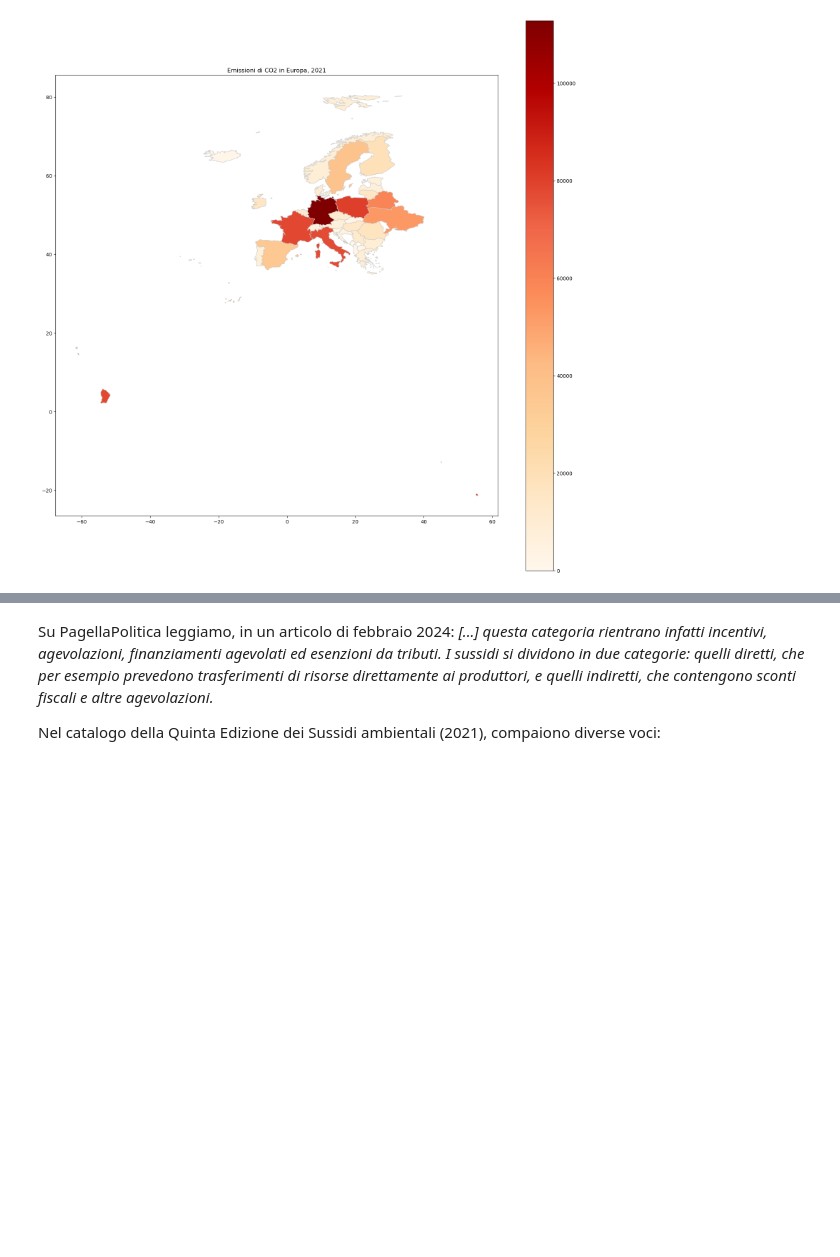
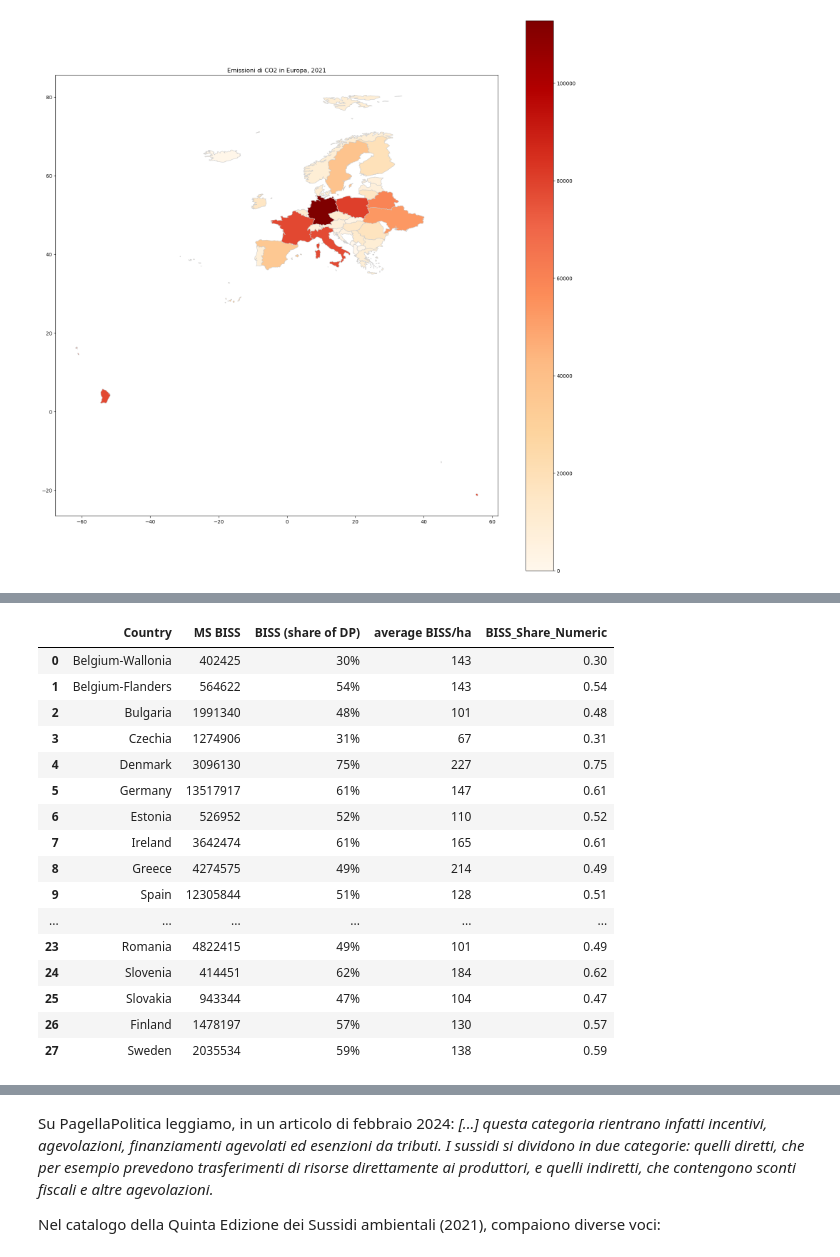
Before and after one commit to AntonioDonnangelo/italian_agriculture_and_protests_analysis, a Jupyter notebook: Italia e Green Deal/2 - Misure ambientali Ita.ipynb, the cells around one changed output, grey strips where cells are left out. Saved outputs shown, nothing was run; the diff lists cells and outputs as text; code cells hidden in the pictures; blank space fills up the shorter version.

```diff
--- a/Italia e Green Deal/2 - Misure ambientali Ita.ipynb
+++ b/Italia e Green Deal/2 - Misure ambientali Ita.ipynb
@@ -127,0 +242,22 @@ Segue precise metriche, quali la tipologia di suoli, colture, tecniche agroalime
+# %%
+biss_allocation = pd.read_csv('bissallocation.csv')
+# %%
+biss_allocation['BISS_Share_Numeric'] = biss_allocation['BISS (share of DP)'].str.rstrip('%').astype(float) / 100
+# %% [output]
+|  | Country | MS BISS | BISS (share of DP) | average BISS/ha | BISS_Share_Numeric |
+| 0 | Belgium-Wallonia | 402425 | 30% | 143 | 0.30 |
+| 1 | Belgium-Flanders | 564622 | 54% | 143 | 0.54 |
+| 2 | Bulgaria | 1991340 | 48% | 101 | 0.48 |
+| 3 | Czechia | 1274906 | 31% | 67 | 0.31 |
+| 4 | Denmark | 3096130 | 75% | 227 | 0.75 |
+| 5 | Germany | 13517917 | 61% | 147 | 0.61 |
+| 6 | Estonia | 526952 | 52% | 110 | 0.52 |
+| 7 | Ireland | 3642474 | 61% | 165 | 0.61 |
+| 8 | Greece | 4274575 | 49% | 214 | 0.49 |
+| 9 | Spain | 12305844 | 51% | 128 | 0.51 |
+| ... | ... | ... | ... | ... | ... |
+| 23 | Romania | 4822415 | 49% | 101 | 0.49 |
+| 24 | Slovenia | 414451 | 62% | 184 | 0.62 |
+| 25 | Slovakia | 943344 | 47% | 104 | 0.47 |
+| 26 | Finland | 1478197 | 57% | 130 | 0.57 |
+| 27 | Sweden | 2035534 | 59% | 138 | 0.59 |
```
Also changed, not shown: parts of 57 cells of this notebook.
